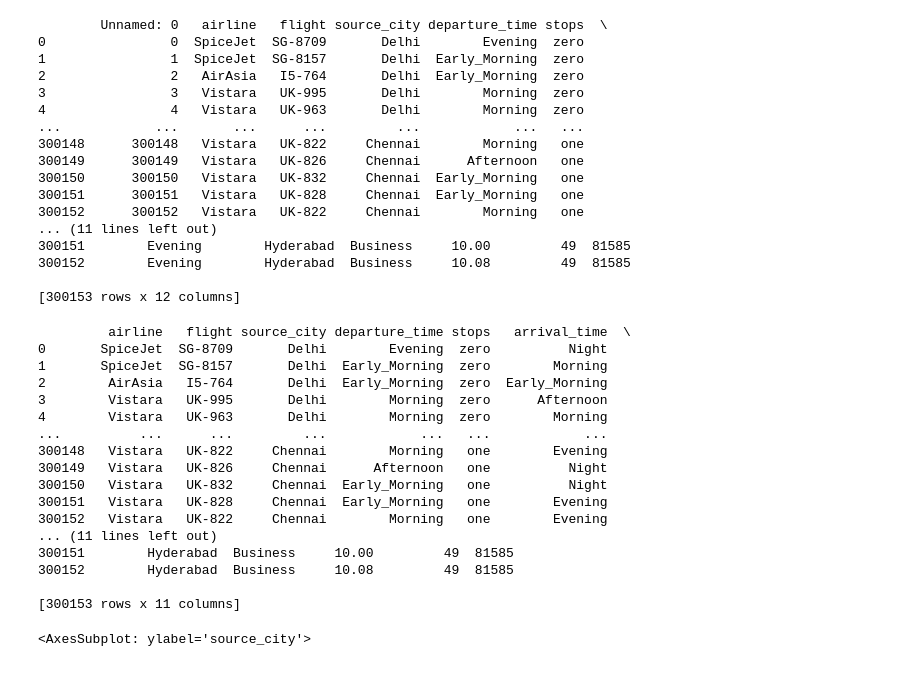
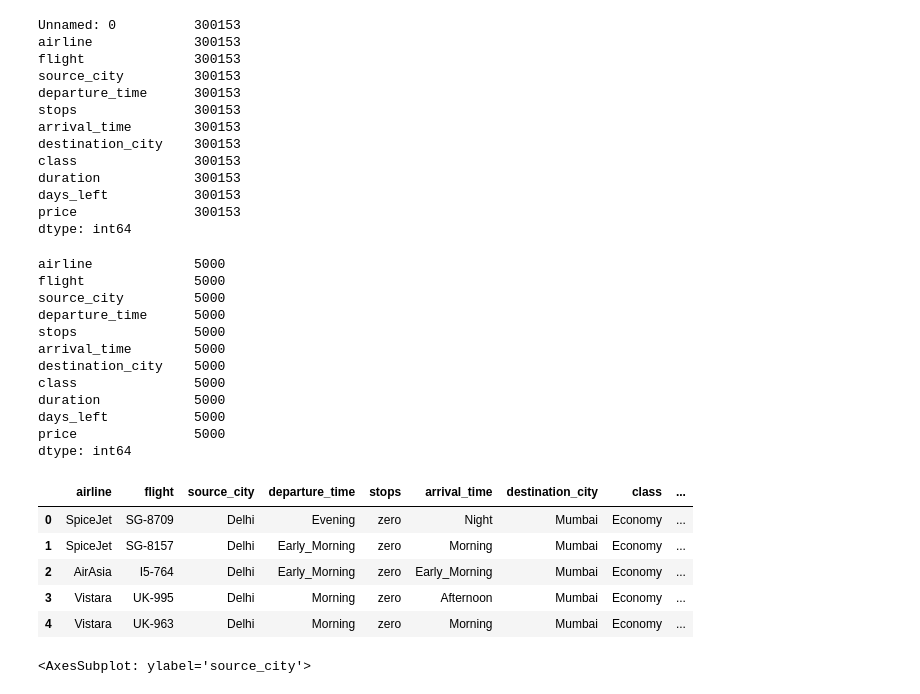
Before and after one commit to JIAWEI68/sch-work-jupiter, a Jupyter notebook: Project/Assignment.ipynb, the cells around one changed output. Drawn from its saved outputs; the diff is of its cells as text; code cells hidden in the pictures.

Commit message:
Made the data to be 5000 rows

```diff
--- a/Project/Assignment.ipynb
+++ b/Project/Assignment.ipynb
@@ -8,23 +9,19 @@ from sklearn.model_selection import train_test_split
 import joblib
 # %%
-data = pandas.read_csv('Data/Clean_Dataset.csv')
-table = pandas.DataFrame(data)
-print(table)
+data = pd.read_csv('Data/Clean_Dataset.csv')
+table = pd.DataFrame(data)
+data.count()
 # %% [output]
-        Unnamed: 0   airline   flight source_city departure_time stops  \
-0                0  SpiceJet  SG-8709       Delhi        Evening  zero
-1                1  SpiceJet  SG-8157       Delhi  Early_Morning  zero
-2                2   AirAsia   I5-764       Delhi  Early_Morning  zero
-3                3   Vistara   UK-995       Delhi        Morning  zero
-4                4   Vistara   UK-963       Delhi        Morning  zero
-...            ...       ...      ...         ...            ...   ...
-300148      300148   Vistara   UK-822     Chennai        Morning   one
-300149      300149   Vistara   UK-826     Chennai      Afternoon   one
-300150      300150   Vistara   UK-832     Chennai  Early_Morning   one
-300151      300151   Vistara   UK-828     Chennai  Early_Morning   one
-300152      300152   Vistara   UK-822     Chennai        Morning   one
-... (11 lines left out)
-300151        Evening        Hyderabad  Business     10.00         49  81585
-300152        Evening        Hyderabad  Business     10.08         49  81585
-
-[300153 rows x 12 columns]
+Unnamed: 0          300153
+airline             300153
+flight              300153
+source_city         300153
+departure_time      300153
+stops               300153
+arrival_time        300153
+destination_city    300153
+class               300153
+duration            300153
+days_left           300153
+price               300153
+dtype: int64
@@ -32,0 +28,16 @@ del data['Unnamed: 0']
+# %%
+new_data = pd.read_csv('Data/Clean_Dataset.csv', nrows=5000, index_col=0)
+new_data.count()
+# %% [output]
+airline             5000
+flight              5000
+source_city         5000
+departure_time      5000
+stops               5000
+arrival_time        5000
+destination_city    5000
+class               5000
+duration            5000
+days_left           5000
+price               5000
+dtype: int64
@@ -33,24 +47,13 @@ del data['Unnamed: 0']
 # %%
-new_table = pandas.DataFrame(data)
-print(new_table)
+new_table = pd.DataFrame(new_data)
+display(new_table.head())
 # %% [output]
-         airline   flight source_city departure_time stops   arrival_time  \
-0       SpiceJet  SG-8709       Delhi        Evening  zero          Night
-1       SpiceJet  SG-8157       Delhi  Early_Morning  zero        Morning
-2        AirAsia   I5-764       Delhi  Early_Morning  zero  Early_Morning
-3        Vistara   UK-995       Delhi        Morning  zero      Afternoon
-4        Vistara   UK-963       Delhi        Morning  zero        Morning
-...          ...      ...         ...            ...   ...            ...
-300148   Vistara   UK-822     Chennai        Morning   one        Evening
-300149   Vistara   UK-826     Chennai      Afternoon   one          Night
-300150   Vistara   UK-832     Chennai  Early_Morning   one          Night
-300151   Vistara   UK-828     Chennai  Early_Morning   one        Evening
-300152   Vistara   UK-822     Chennai        Morning   one        Evening
-... (11 lines left out)
-300151        Hyderabad  Business     10.00         49  81585
-300152        Hyderabad  Business     10.08         49  81585
-
-[300153 rows x 11 columns]
+|  | airline | flight | source_city | departure_time | stops | arrival_time | destination_city | class | ... |
+| 0 | SpiceJet | SG-8709 | Delhi | Evening | zero | Night | Mumbai | Economy | ... |
+| 1 | SpiceJet | SG-8157 | Delhi | Early_Morning | zero | Morning | Mumbai | Economy | ... |
+| 2 | AirAsia | I5-764 | Delhi | Early_Morning | zero | Early_Morning | Mumbai | Economy | ... |
+| 3 | Vistara | UK-995 | Delhi | Morning | zero | Afternoon | Mumbai | Economy | ... |
+| 4 | Vistara | UK-963 | Delhi | Morning | zero | Morning | Mumbai | Economy | ... |
 # %%
 data['source_city'].value_counts().plot(kind='pie', autopct='%1.0f%%')
 # %% [output]
```
Also changed, not shown: parts of 4 cells of this notebook, 2 other files.
